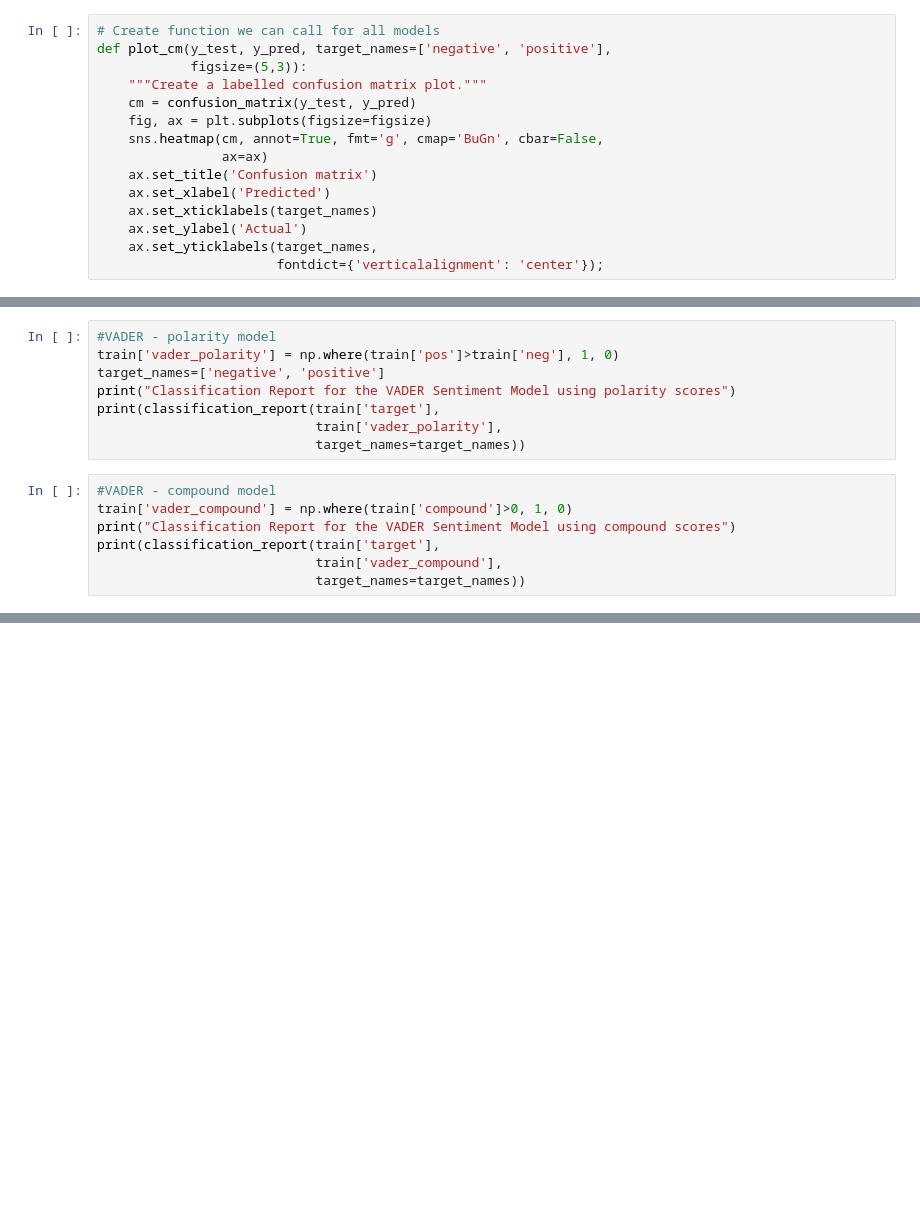
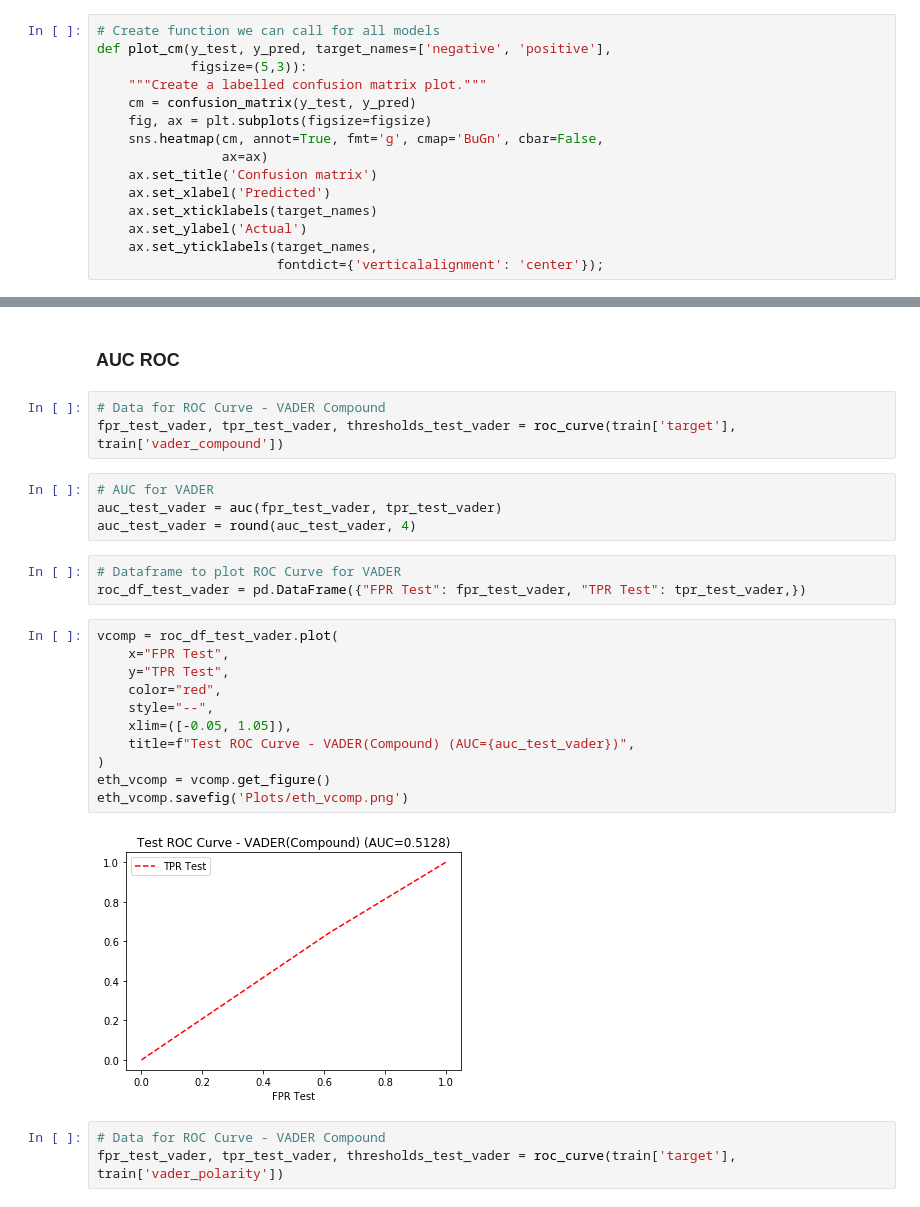
Before and after one commit to glensven/LSTM_Crypto_Sentiment_Analysis, a Jupyter notebook: Jesus_Code/Model_DashEth.ipynb, the cells around one changed output, grey strips where cells are left out. Cells and saved outputs as stored; diff of their text form; blank space fills up the shorter version.

Commit message:
Updated dash to include all plots, new model used on all cryptos

```diff
--- a/Jesus_Code/Model_DashEth.ipynb
+++ b/Jesus_Code/Model_DashEth.ipynb
@@ -835,15 +691,0 @@ from sklearn.metrics import confusion_matrix, classification_report, accuracy_sc
-# %%
-#VADER - polarity model
-train['vader_polarity'] = np.where(train['pos']>train['neg'], 1, 0)
-target_names=['negative', 'positive']
-print("Classification Report for the VADER Sentiment Model using polarity scores")
-print(classification_report(train['target'],
-                            train['vader_polarity'],
-                            target_names=target_names))
-# %%
-#VADER - compound model
-train['vader_compound'] = np.where(train['compound']>0, 1, 0)
-print("Classification Report for the VADER Sentiment Model using compound scores")
-print(classification_report(train['target'],
-                            train['vader_compound'],
-                            target_names=target_names))
@@ -880,0 +724,28 @@ plot_cm(y_test_rnn, y_rnn_pred)
+# %% [markdown]
+### AUC ROC
+# %%
+# Data for ROC Curve - VADER Compound
+fpr_test_vader, tpr_test_vader, thresholds_test_vader = roc_curve(train['target'], train['vader_compound'])
+# %%
+# AUC for VADER
+auc_test_vader = auc(fpr_test_vader, tpr_test_vader)
+auc_test_vader = round(auc_test_vader, 4)
+# %%
+# Dataframe to plot ROC Curve for VADER
+roc_df_test_vader = pd.DataFrame({"FPR Test": fpr_test_vader, "TPR Test": tpr_test_vader,})
+# %%
+vcomp = roc_df_test_vader.plot(
+    x="FPR Test",
+    y="TPR Test",
+    color="red",
+    style="--",
+    xlim=([-0.05, 1.05]),
+    title=f"Test ROC Curve - VADER(Compound) (AUC={auc_test_vader})",
+)
+eth_vcomp = vcomp.get_figure()
+eth_vcomp.savefig('Plots/eth_vcomp.png')
+# %% [output]
+[figure, added]
+# %%
+# Data for ROC Curve - VADER Compound
+fpr_test_vader, tpr_test_vader, thresholds_test_vader = roc_curve(train['target'], train['vader_polarity'])
```
Also changed, not shown: parts of 98 cells of this notebook, 44 other files.
